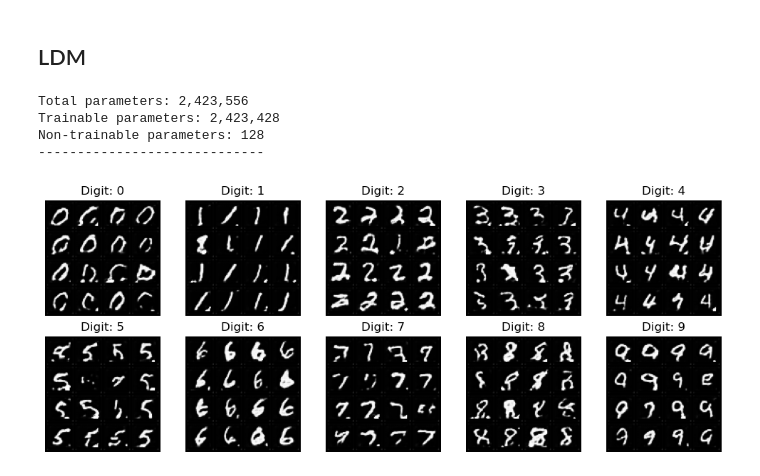
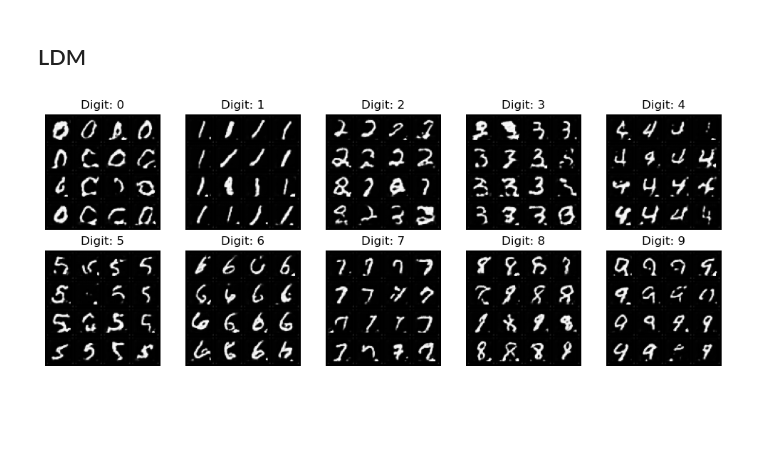
Before and after one commit to jcalz23/diffusion_diy, a Jupyter notebook: src/visualize_results.ipynb, the cells around one changed output. Saved outputs shown, nothing was run; the diff lists cells and outputs as text; code cells hidden in the pictures; blank space fills up the shorter version.

```diff
--- a/src/visualize_results.ipynb
+++ b/src/visualize_results.ipynb
@@ -161,12 +157,6 @@ score_model = torch.nn.DataParallel(Latent_UNet_Tranformer(marginal_prob_std=mar
 score_model = score_model.to(device)
 score_model.load_state_dict(ckpt)
 score_model.eval()
-total_params = sum(p.numel() for p in score_model.parameters())
-trainable_params = sum(p.numel() for p in score_model.parameters() if p.requires_grad)
-print(f"Total parameters: {total_params:,}")
-print(f"Trainable parameters: {trainable_params:,}")
-print(f"Non-trainable parameters: {total_params - trainable_params:,}")
-print("-----------------------------")
 
 
 # Load autoencoder model
@@ -178,40 +168,36 @@ ae_model.eval()
 
 # Set params
 sample_batch_size = 16 #@param {'type':'integer'}
-num_steps = 250 #@param {'type':'integer'}
+num_steps = 500 #@param {'type':'integer'}
 sampler = Euler_Maruyama_sampler #@param ['Euler_Maruyama_sampler', 'pc_sampler', 'ode_sampler'] {'type': 'raw'}
 
 ## Generate samples using the specified sampler.
 %matplotlib inline
 plt.figure(figsize=(10, 4))
 
 for i, digit in enumerate(range(10)):
     samples = sampler(score_model,
             marginal_prob_std_fn,
             diffusion_coeff_fn,
             num_steps,
             sample_batch_size,
             device=device,
             x_shape=(4,10,10),
             y=digit*torch.ones(sample_batch_size, dtype=torch.long))
 
     ## Sample visualization.
     decoder_samples = ae_model.decoder(samples).clamp(0.0, 1.0)
     sample_grid = make_grid(decoder_samples, nrow=int(np.sqrt(sample_batch_size)))
 
     plt.subplot(2, 5, i+1)
     plt.title(f"Digit: {digit}")
     plt.axis('off')
     plt.imshow(sample_grid.permute(1, 2, 0).cpu(), vmin=0., vmax=1.)
 
 plt.tight_layout()
 plt.show()
 # %% [output]
-Total parameters: 2,423,556
-Trainable parameters: 2,423,428
-Non-trainable parameters: 128
------------------------------
-[figure, old version]
+[figure, new version]
 # %%
 # Set params
 sample_batch_size = 16 #@param {'type':'integer'}
```
Also changed, not shown: parts of 4 cells of this notebook, 5 other files.
